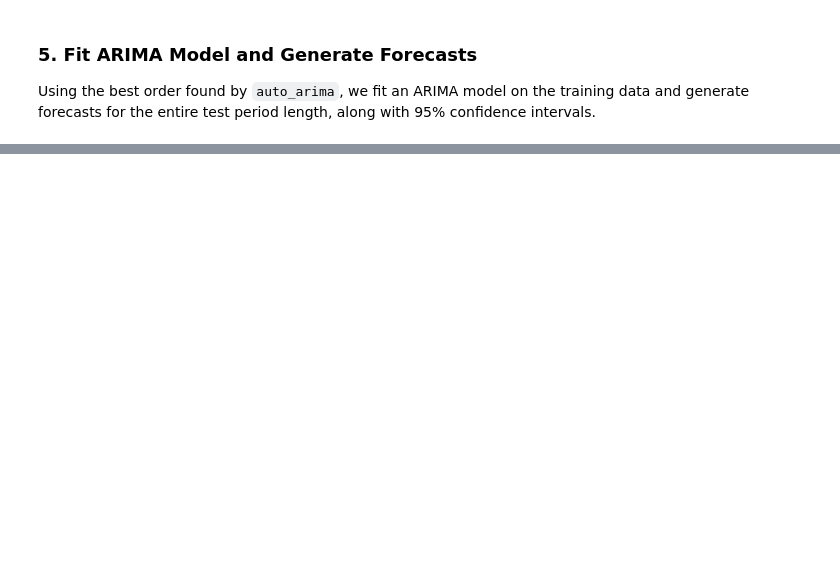
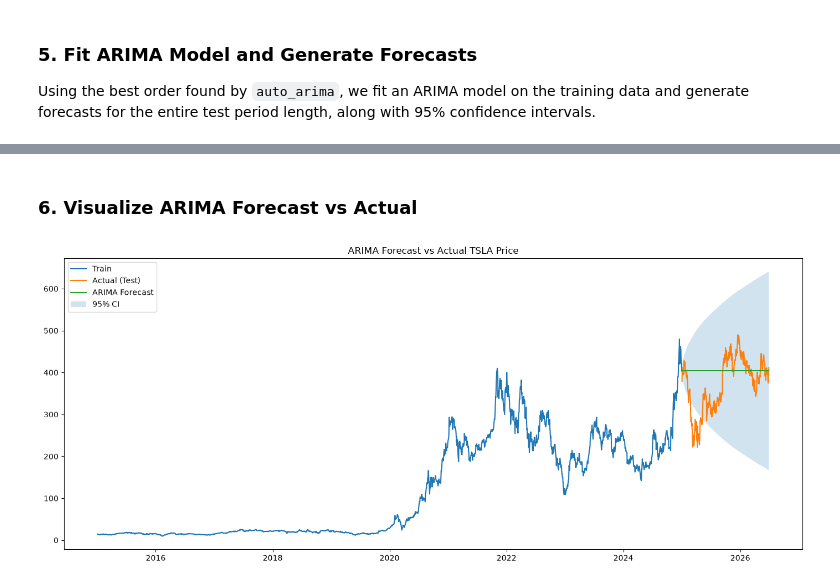
Before and after one commit to Redeat-Birhane/portfolio-optimization, a Jupyter notebook: notebooks/2.0-modeling.ipynb, the cells around one changed output, grey strips where cells are left out. Drawn from its saved outputs; the diff is of its cells as text; code cells hidden in the pictures; blank space fills up the shorter version.

Commit message:
feat: visualize ARIMA forecast against actual test data

```diff
--- a/notebooks/2.0-modeling.ipynb
+++ b/notebooks/2.0-modeling.ipynb
@@ -143,0 +182,22 @@ except Exception as e:
+# %% [markdown]
+### 6. Visualize ARIMA Forecast vs Actual
+# %%
+try:
+    plt.figure(figsize=(14, 6))
+    plt.plot(train_df['Date'], train_close, label='Train')
+    plt.plot(test_df['Date'], test_close, label='Actual (Test)')
+    plt.plot(arima_forecast.index, arima_forecast.values, label='ARIMA Forecast')
+    plt.fill_between(
+        arima_conf_int.index,
+        arima_conf_int.iloc[:, 0],
+        arima_conf_int.iloc[:, 1],
+        alpha=0.2, label='95% CI'
+    )
+    plt.title('ARIMA Forecast vs Actual TSLA Price')
+    plt.legend()
+    plt.tight_layout()
+    plt.show()
+except Exception as e:
+    print(f"Error plotting ARIMA forecast: {e}")
+# %% [output]
+[figure, added]
```
Also changed, not shown: parts of 3 cells of this notebook.
